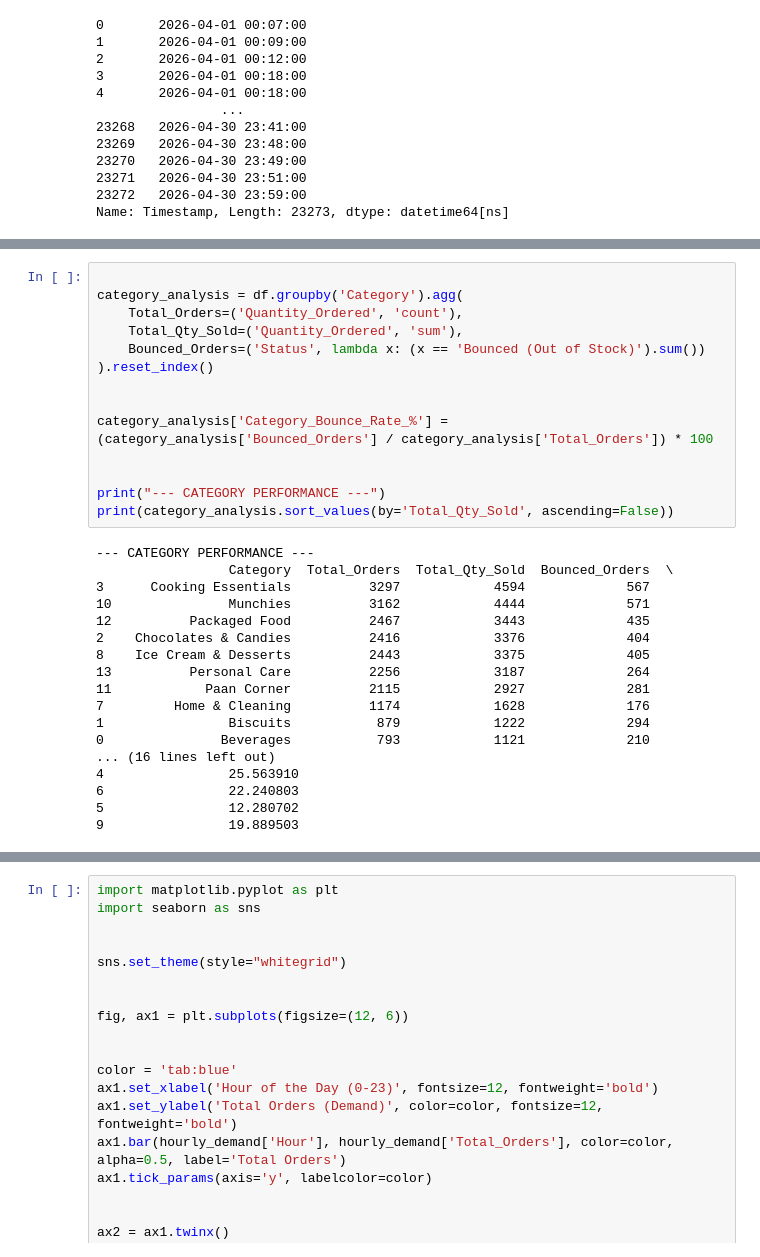
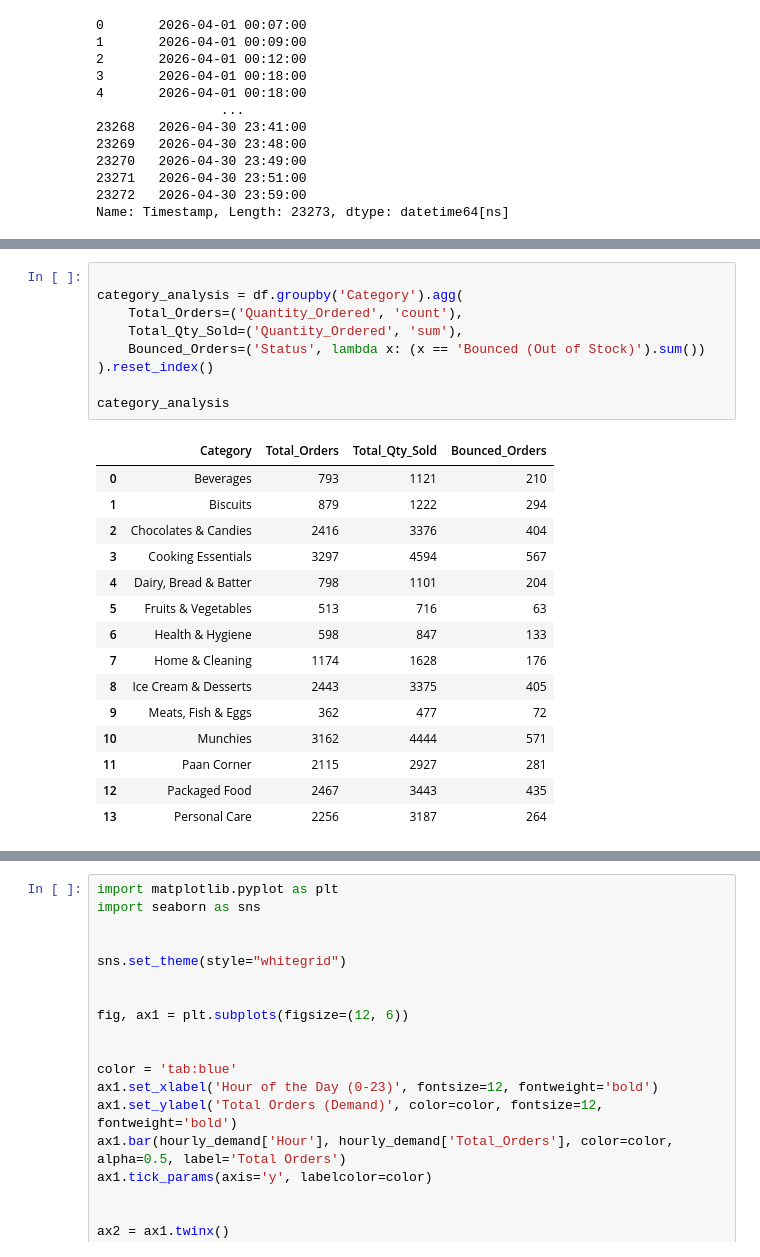
Before and after one commit to aryamaddy/Quick-Commerce-Inventory-Optimization, a Jupyter notebook: Quick-Commerce-Inventory-Optimization/inventory_demand_analysis.ipynb, the cells around one changed output, grey strips where cells are left out. Drawn from its saved outputs; the diff is of its cells as text.

```diff
--- a/Quick-Commerce-Inventory-Optimization/inventory_demand_analysis.ipynb
+++ b/Quick-Commerce-Inventory-Optimization/inventory_demand_analysis.ipynb
@@ -85,32 +153,25 @@ print(hourly_demand.sort_values(by='Rolling_Avg_3h', ascending=False).head())
 # %%
 
 category_analysis = df.groupby('Category').agg(
     Total_Orders=('Quantity_Ordered', 'count'),
     Total_Qty_Sold=('Quantity_Ordered', 'sum'),
     Bounced_Orders=('Status', lambda x: (x == 'Bounced (Out of Stock)').sum())
 ).reset_index()
 
-
-category_analysis['Category_Bounce_Rate_%'] = (category_analysis['Bounced_Orders'] / category_analysis['Total_Orders']) * 100
-
-
-print("--- CATEGORY PERFORMANCE ---")
-print(category_analysis.sort_values(by='Total_Qty_Sold', ascending=False))
+category_analysis
 # %% [output]
---- CATEGORY PERFORMANCE ---
-                 Category  Total_Orders  Total_Qty_Sold  Bounced_Orders  \
-3      Cooking Essentials          3297            4594             567
-10               Munchies          3162            4444             571
-12          Packaged Food          2467            3443             435
-2    Chocolates & Candies          2416            3376             404
-8    Ice Cream & Desserts          2443            3375             405
-13          Personal Care          2256            3187             264
-11            Paan Corner          2115            2927             281
-7         Home & Cleaning          1174            1628             176
-1                Biscuits           879            1222             294
-0               Beverages           793            1121             210
-... (16 lines left out)
-4                25.563910
-6                22.240803
-5                12.280702
-9                19.889503
+|  | Category | Total_Orders | Total_Qty_Sold | Bounced_Orders |
+| 0 | Beverages | 793 | 1121 | 210 |
+| 1 | Biscuits | 879 | 1222 | 294 |
+| 2 | Chocolates & Candies | 2416 | 3376 | 404 |
+| 3 | Cooking Essentials | 3297 | 4594 | 567 |
+| 4 | Dairy, Bread & Batter | 798 | 1101 | 204 |
+| 5 | Fruits & Vegetables | 513 | 716 | 63 |
+| 6 | Health & Hygiene | 598 | 847 | 133 |
+| 7 | Home & Cleaning | 1174 | 1628 | 176 |
+| 8 | Ice Cream & Desserts | 2443 | 3375 | 405 |
+| 9 | Meats, Fish & Eggs | 362 | 477 | 72 |
+| 10 | Munchies | 3162 | 4444 | 571 |
+| 11 | Paan Corner | 2115 | 2927 | 281 |
+| 12 | Packaged Food | 2467 | 3443 | 435 |
+| 13 | Personal Care | 2256 | 3187 | 264 |
```
Also changed, not shown: parts of 9 cells of this notebook.
